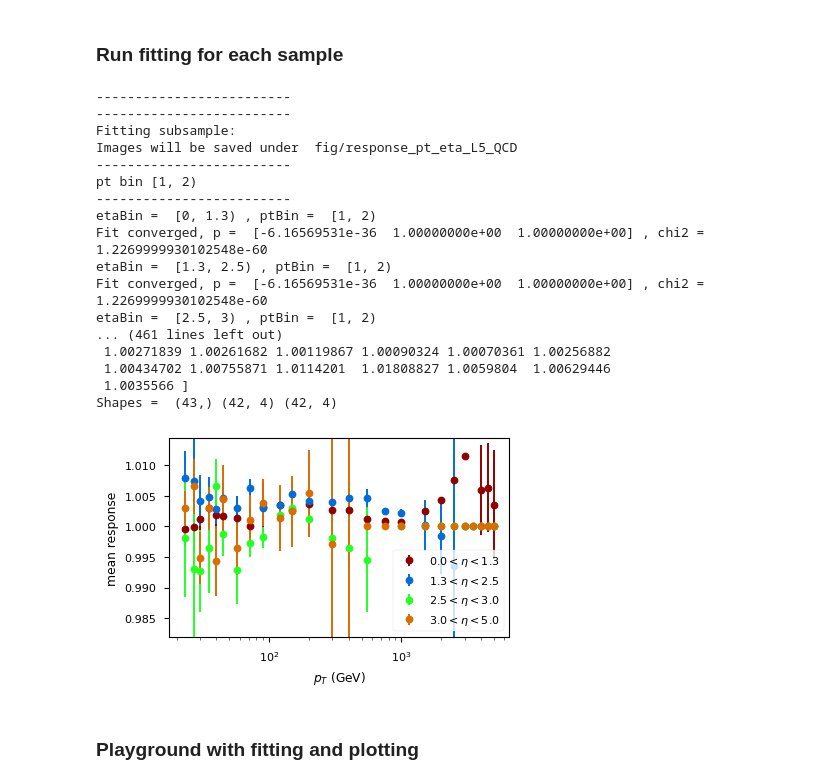
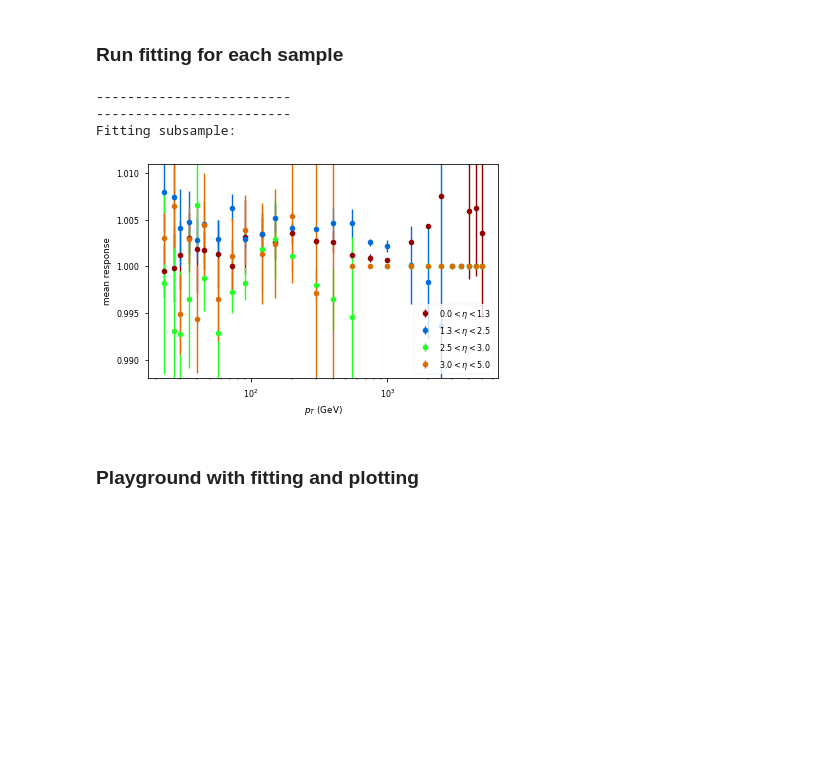
Before and after one commit to dsidirop1/JMECoffea, a Jupyter notebook: CoffeaJERC-Andris.ipynb, the cells around one changed output. Saved outputs shown, nothing was run; the diff lists cells and outputs as text; code cells hidden in the pictures; blank space fills up the shorter version.

```diff
--- a/CoffeaJERC-Andris.ipynb
+++ b/CoffeaJERC-Andris.ipynb
@@ -42,8 +43,9 @@ Parameters of the run
 # %%
 UsingDaskExecutor = True
 CoffeaCasaEnv     = False
-load_preexisting  = True    ### True if don't repeat the processing of files and use preexisting JER from output
-test_run          = False     ### True if run only on one file
+load_preexisting  = False    ### True if don't repeat the processing of files and use preexisting JER from output
+test_run          = True     ### True if run only on one file
+load_fit_res      = False
 
 tag = '_L5'
 
@@ -54,6 +56,9 @@ tag_full = tag+add_tag
 
 outname = 'out/CoffeaJERCOutputs'+tag_full+'.coffea'
 outname = outname+'_test' if test_run else outname
+
+if load_preexisting == True:
+    UsingDaskExecutor = False
 # %%
 ## assume running on the LPC
 xrootdstr = 'root://cmsxrootd.fnal.gov/'
@@ -441,3 +417,7 @@ def fit_responses(output, samp='_b'):
     warnings.filterwarnings('default')
 
     return [mean, width, median, chi2s, meanvar]
+# %%
+df_csv = pd.read_csv('out_txt/Closure_L5_QCD.csv').set_index('etaBins')
+closure_corr = df_csv.to_numpy().transpose()
+closure_corr = np.pad(closure_corr,1,constant_values=1)
@@ -502,6 +489,7 @@ def plot_corrections(mean, samp, meanvar):
     norm_pos = (yerr_norm<0.02) &  (yerr_norm != np.inf) & (y_norm>-0.1)
 #     print("(yerr_norm+y_norm)[norm_pos]) = ", (yerr_norm+y_norm)[norm_pos])
     ax.set_ylim(np.min((y_norm-yerr_norm)[norm_pos]) ,np.max((yerr_norm+y_norm)[norm_pos]))
+    ax.set_ylim(0.988 , 1.011)
 
     ax.set_xlabel(r'$p_T$ (GeV)');
     ax.set_ylabel(r'mean response');
@@ -538,8 +526,8 @@ def read_data(name, samp):
     if not test_run:
         df_csv = pd.read_csv('out_txt/EtaBinsvsPtBins'+name+samp+tag_full+'.csv').set_index('etaBins')
 #         df.to_csv('out_txt/EtaBinsvsPtBins'+name+samp+tag_full+'.csv')
-    else:
-        df_csv = pd.read_csv('out_txt/EtaBinsvsPtBins'+name+tag+'_test.csv').set_index('etaBins')
+    else: #before_closure/
+        df_csv = pd.read_csv('before_closure/out_txt/EtaBinsvsPtBins'+name+tag+'_test.csv').set_index('etaBins')
 #         df.to_csv('out_txt/EtaBinsvsPtBins'+name+tag+'_test.csv')
 
 #     df_csv = pd.read_csv('out_txt/EtaBinsvsPtBinsMean_L5.csv').set_index('etaBins')
@@ -548,43 +536,29 @@ def read_data(name, samp):
 # %% [markdown]
 ### Run fitting for each sample
 # %%
-load_fit_res = False
-subsamples = ['', '_b', '_c', '_l', '_g']
+# load_fit_res=True
+# subsamples = ['', '_b', '_c', '_l', '_g']
 subsamples = ['']
 for samp in subsamples:
     print('-'*25)
     print('-'*25)
     print('Fitting subsample: ', samp)
     if load_fit_res:
         mean = read_data("Mean", samp)
         meanvar = read_data("MeanVar", samp)
 #         width = read_data("Width")
 #         median = read_data(median, "Median")
     else:
         mean, width, median, chi2s, meanvar = fit_responses(output, samp)
         for data, name in zip([mean, width, median, meanvar],["Mean", "Width", "Median", "MeanVar"]):
             save_data(data, name, samp)
 
     plot_corrections(mean, samp, meanvar)
 # %% [output]
 -------------------------
 -------------------------
 Fitting subsample:
-Images will be saved under  fig/response_pt_eta_L5_QCD
--------------------------
-pt bin [1, 2)
--------------------------
-etaBin =  [0, 1.3) , ptBin =  [1, 2)
-Fit converged, p =  [-6.16569531e-36  1.00000000e+00  1.00000000e+00] , chi2 =  1.2269999930102548e-60
-etaBin =  [1.3, 2.5) , ptBin =  [1, 2)
-Fit converged, p =  [-6.16569531e-36  1.00000000e+00  1.00000000e+00] , chi2 =  1.2269999930102548e-60
-etaBin =  [2.5, 3) , ptBin =  [1, 2)
-... (461 lines left out)
- 1.00271839 1.00261682 1.00119867 1.00090324 1.00070361 1.00256882
- 1.00434702 1.00755871 1.0114201  1.01808827 1.0059804  1.00629446
- 1.0035566 ]
-Shapes =  (43,) (42, 4) (42, 4)
-[figure, old version]
+[figure, new version]
 # %%
 ### To scale the histograms to the closure
 # scalings = pd.read_csv('out_txt/EtaBinsvsPtBinsMean_L5_scale.csv').set_index('etaBins')
```
Also changed, not shown: parts of 21 cells of this notebook, 26 other files.
